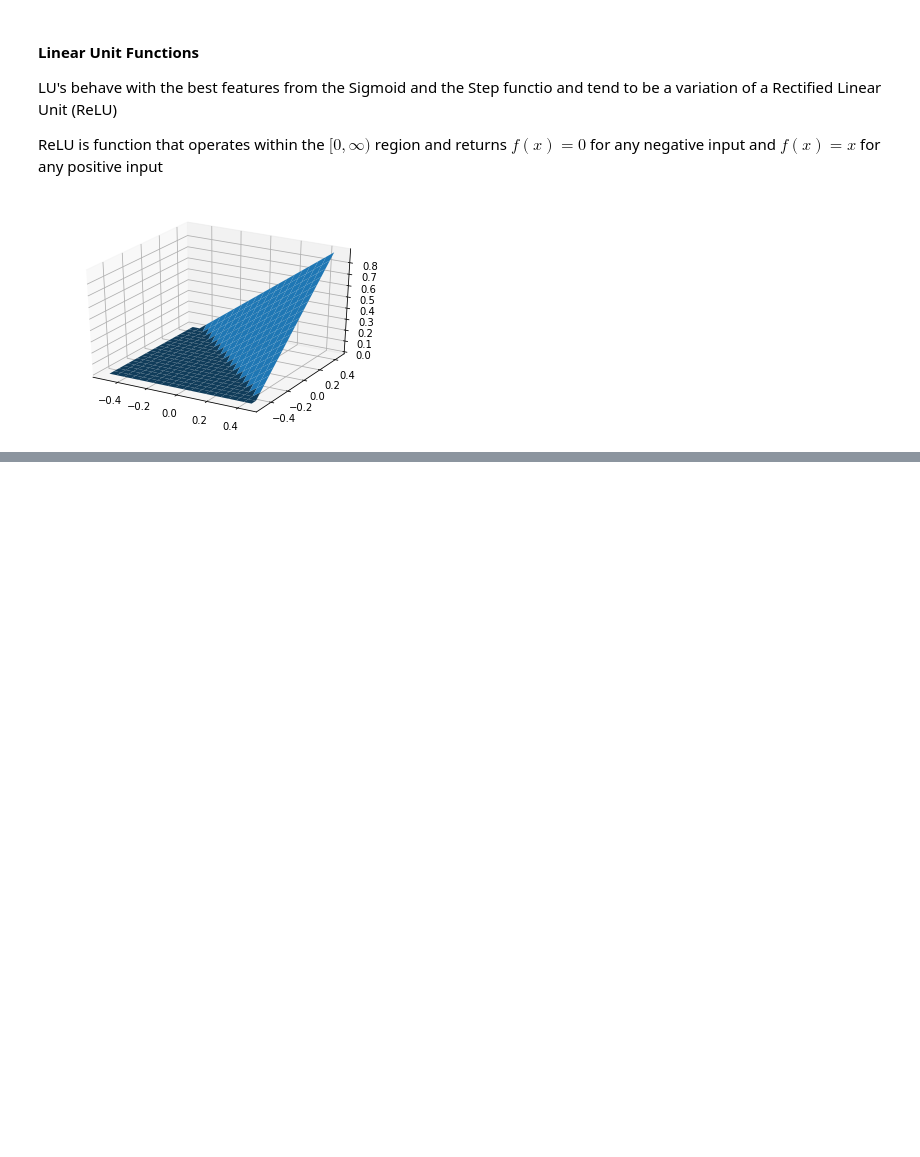
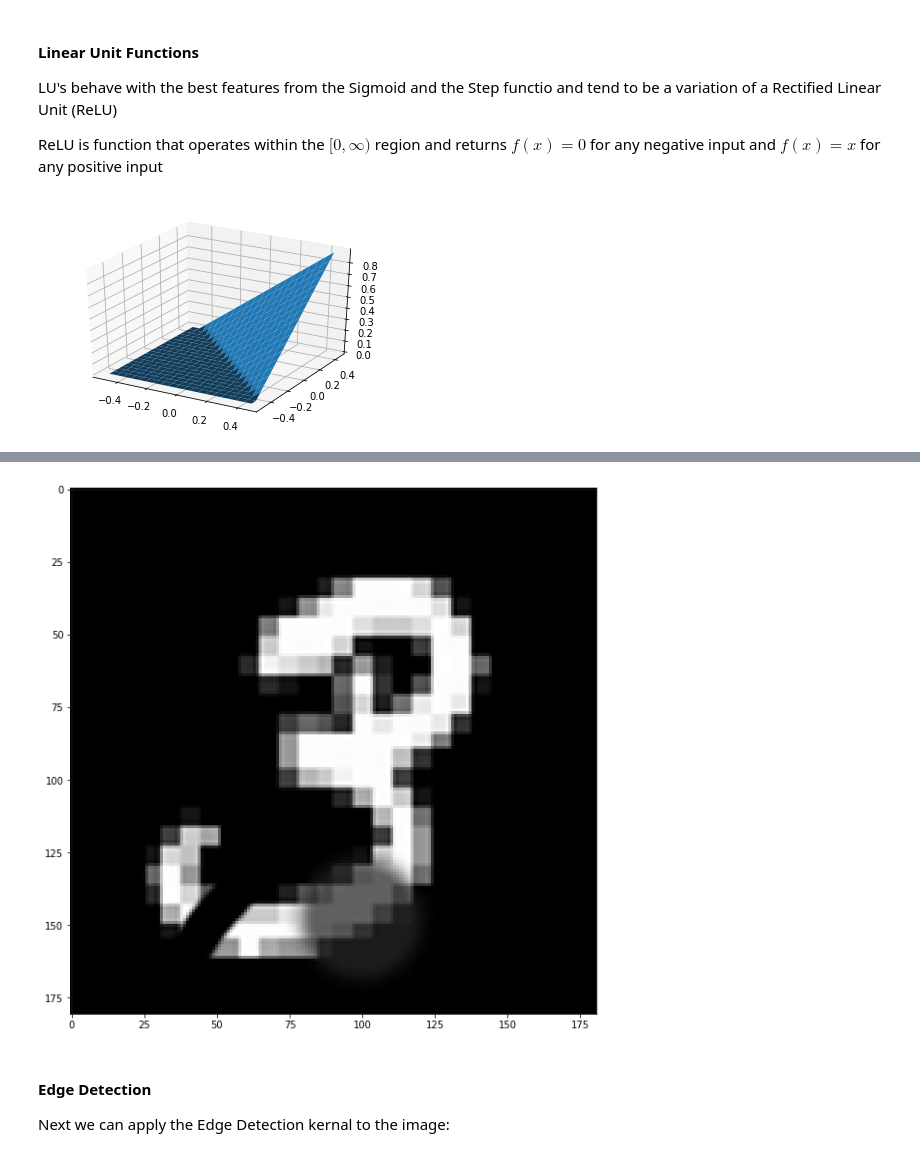
Before and after one commit to nabeelvalley/docs, a Jupyter notebook: dsx-with-python/notebooks/deep-learning-with-tensorflow.ipynb, the cells around one changed output, grey strips where cells are left out. Drawn from its saved outputs; the diff is of its cells as text; code cells hidden in the pictures; blank space fills up the shorter version.

```diff
--- a/dsx-with-python/notebooks/deep-learning-with-tensorflow.ipynb
+++ b/dsx-with-python/notebooks/deep-learning-with-tensorflow.ipynb
@@ -795,0 +1238,5 @@ sess.close()
+# %%
+with Image.open('num3.jpg') as image:
+    image_bw = image.convert('L')
+
+print('image_bw\n', image_bw)
@@ -795,0 +1246,3 @@ sess.close()
+# %%
+image_array = np.asarray(image_bw)
+print('image_array\n', image_array)
@@ -795,0 +1258,11 @@ sess.close()
+# %%
+fig, aux = plt.subplots(figsize=(10,10))
+image_plot = plt.imshow(image_array)
+image_plot.set_cmap('gray')
+plt.show(image_plot)
+# %% [output]
+[figure, added]
+# %% [markdown]
+#### Edge Detection
+
+Next we can apply the Edge Detection kernal to the image:
```
Also changed, not shown: parts of 54 cells of this notebook.
